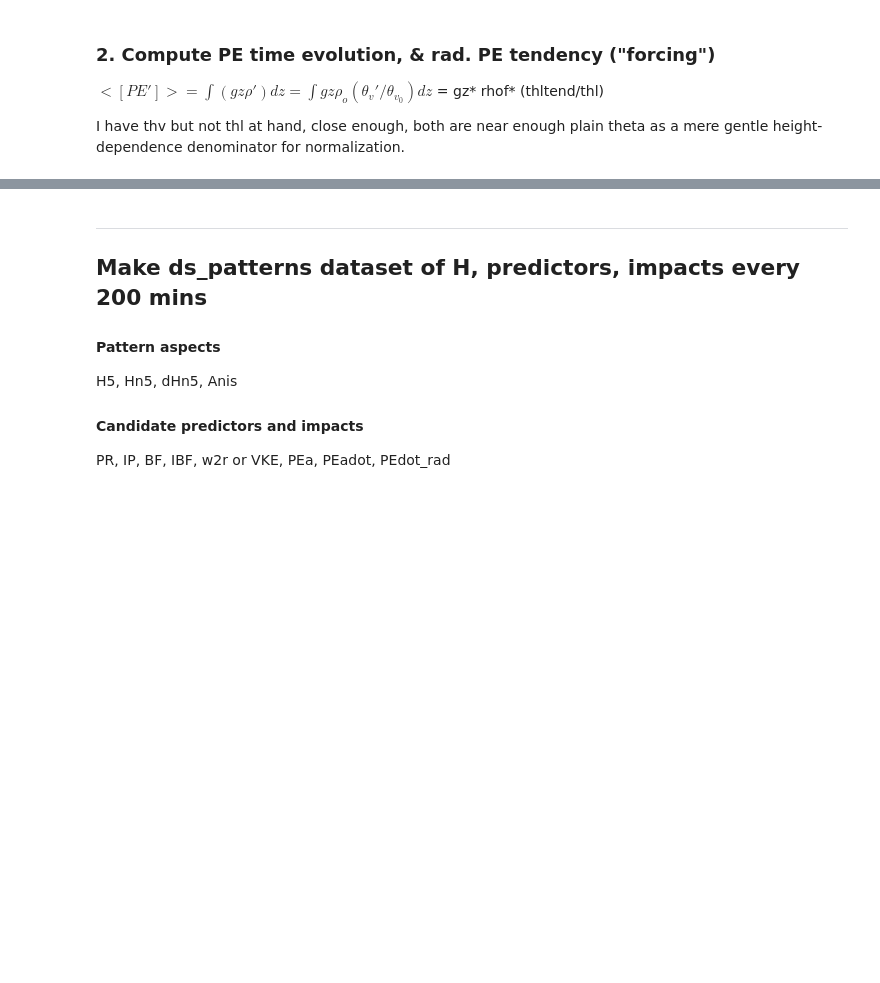
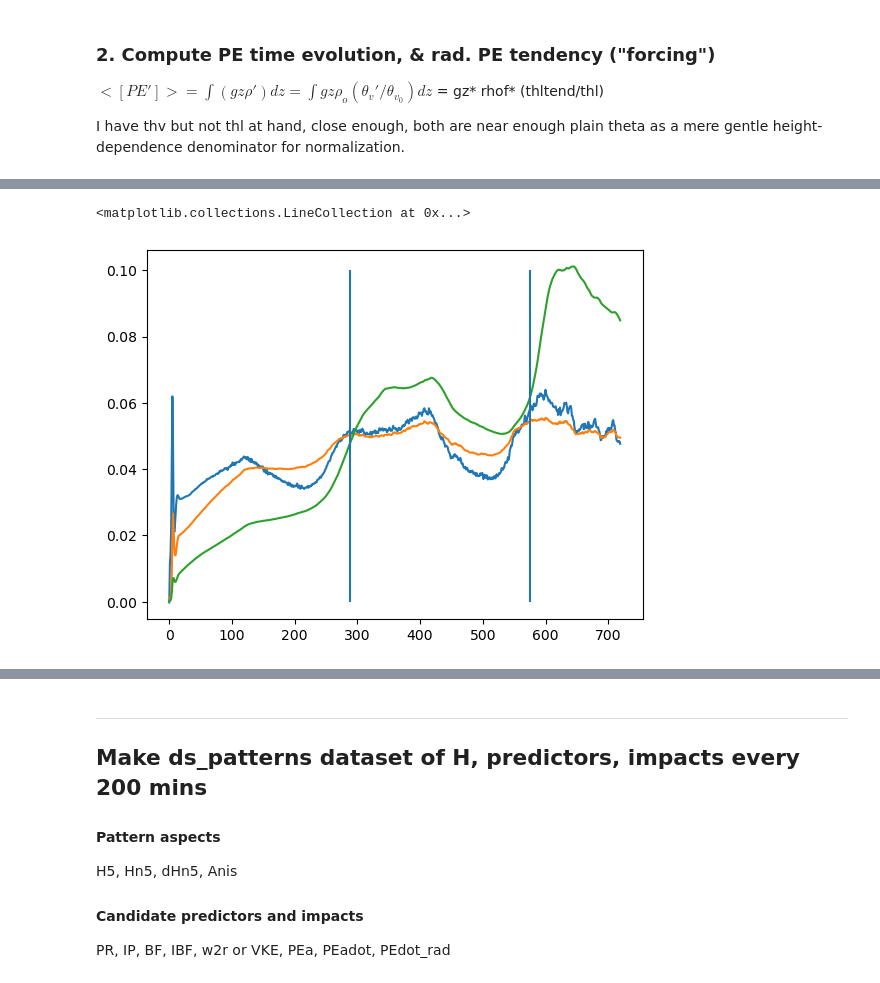
Before and after one commit to brianmapes/EvolutionaryConvection, a Jupyter notebook: Shallow_patterns_CloudBotany/CloudBotany_condprob_entropy.ipynb, the cells around one changed output, grey strips where cells are left out. Cells and saved outputs as stored; diff of their text form; code cells hidden in the pictures; blank space fills up the shorter version.

```diff
--- a/Shallow_patterns_CloudBotany/CloudBotany_condprob_entropy.ipynb
+++ b/Shallow_patterns_CloudBotany/CloudBotany_condprob_entropy.ipynb
@@ -454,0 +493,11 @@ tau.plot(size=2,aspect=3, vmax=1200); plt.title("VKE residence time (seconds)");
+# %%
+imem=80
+
+plt.plot(400*ds_profiles.BF[imem,:]);
+plt.plot(ds_profiles.VKE[imem,:]);
+plt.plot(0.25*ds_profiles.HKE[imem,:]);
+plt.vlines(288,0,0.1)
+plt.vlines(576,0,0.1);
+# %% [output]
+<matplotlib.collections.LineCollection at 0x...>
+[figure, added]
```
Also changed, not shown: parts of 31 cells of this notebook, 1 other file.
